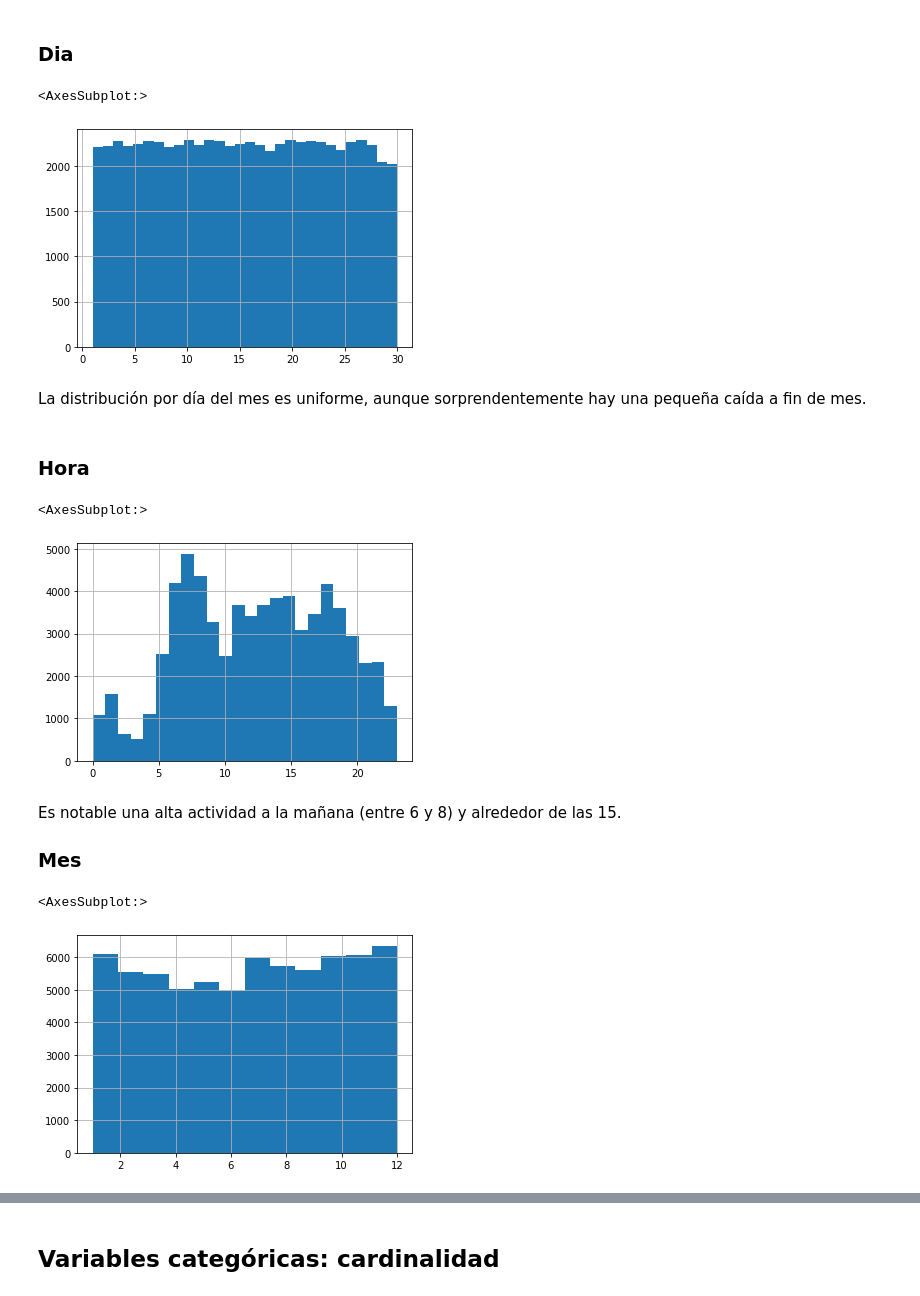
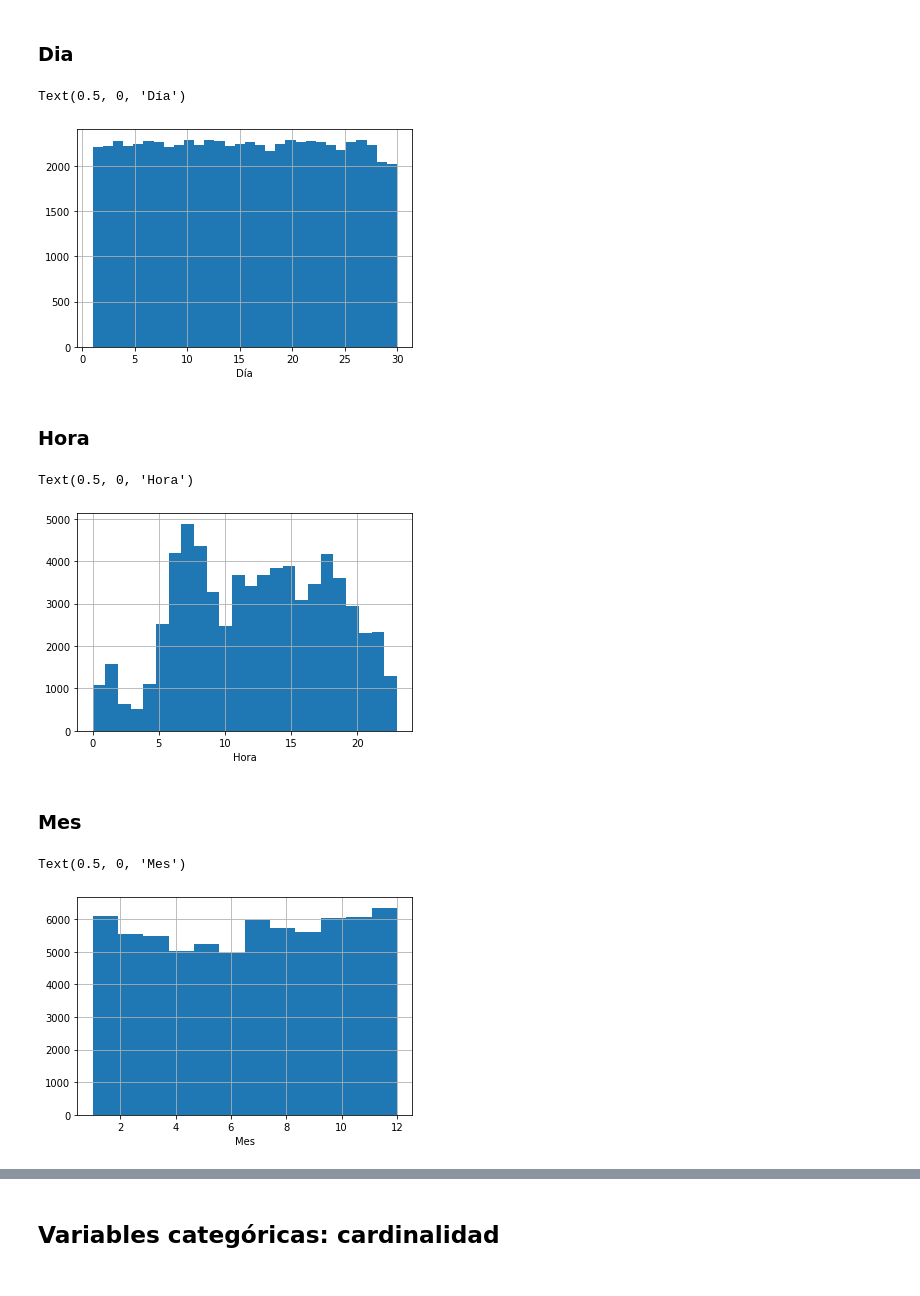
Before and after one commit to javierlunamisetich/Challenge_LATAM, a Jupyter notebook: solution.ipynb, the cells around one changed output, grey strips where cells are left out. Saved outputs shown, nothing was run; the diff lists cells and outputs as text; code cells hidden in the pictures.

```diff
--- a/solution.ipynb
+++ b/solution.ipynb
@@ -314,24 +317,24 @@ VARIABLES_DISCRETAS = ['DIA','MES','HORA']
 # %%
 # Descartamos los 31 porque son menos
 data[data['DIA']<31]['DIA'].hist(bins=30)
+plt.xlabel('Día')
 # %% [output]
-<AxesSubplot:>
+Text(0.5, 0, 'Día')
-[figure, old version]
+[figure, new version]
-# %% [markdown]
-La distribución por día del mes es uniforme, aunque sorprendentemente hay una pequeña caída a fin de mes.
 # %% [markdown]
 ### Hora
 # %%
 data['HORA'].hist(bins=24)
+plt.xlabel('Hora')
 # %% [output]
-<AxesSubplot:>
+Text(0.5, 0, 'Hora')
-[figure, old version]
+[figure, new version]
-# %% [markdown]
-Es notable una alta actividad a la mañana (entre 6 y 8) y alrededor de las 15.
-
-### Mes
+# %% [markdown]
+
+### Mes
 # %%
 data['MES'].hist(bins=12)
+plt.xlabel('Mes')
 # %% [output]
-<AxesSubplot:>
+Text(0.5, 0, 'Mes')
-[figure, old version]
+[figure, new version]
```
Also changed, not shown: parts of 40 cells of this notebook, 5 other files.
